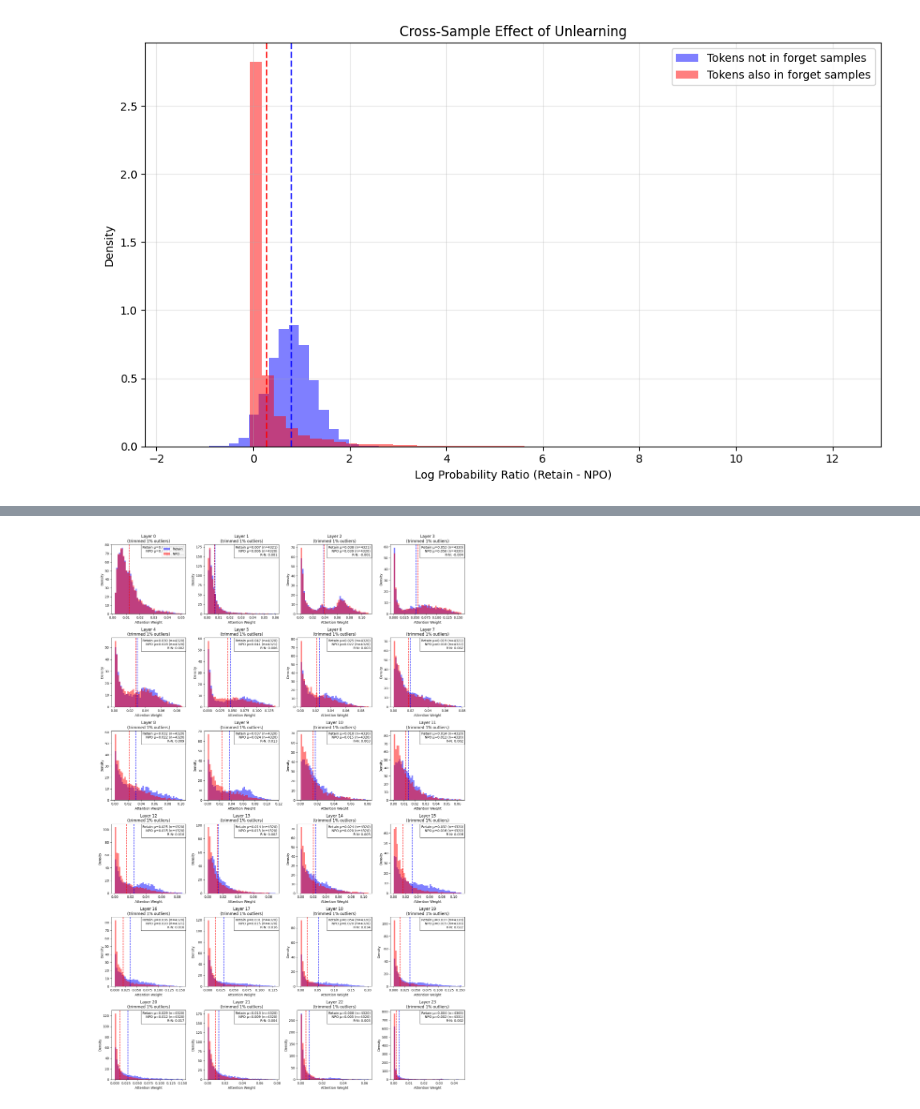
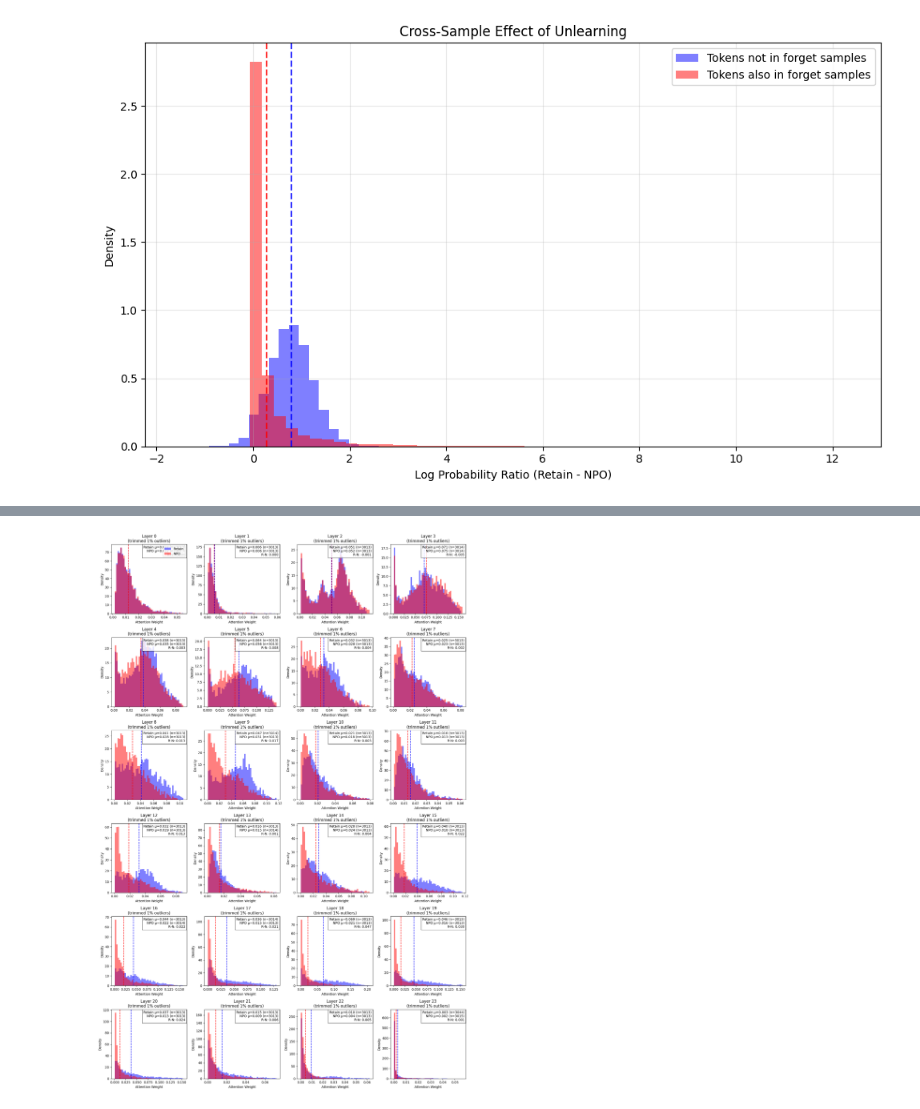
Before and after one commit to matoototo/llm_unlearning, a Jupyter notebook: llm_unlearning/notebooks/delta_ru.ipynb, the cells around one changed output, grey strips where cells are left out. Drawn from its saved outputs; the diff is of its cells as text; code cells hidden in the pictures.

Commit message:
Copy tokens require prefix, add head analysis to delta_ru notebook.

```diff
--- a/llm_unlearning/notebooks/delta_ru.ipynb
+++ b/llm_unlearning/notebooks/delta_ru.ipynb
@@ -554,4 +505,10 @@ plt.show()
 # %%
+def identify_copy_tokens_with_positions(sequence: List[int]) -> Dict[int, List[int]]:
+    token_positions = defaultdict(list)
+    for pos, token in enumerate(sequence):
+        token_positions[token].append(pos)
+    return token_positions
+
 def get_layer_attention_patterns(model: PreTrainedModel,
                                input_ids: torch.Tensor,
                                attention_mask: torch.Tensor) -> torch.Tensor:
@@ -568,9 +525,8 @@ def get_layer_attention_patterns(model: PreTrainedModel,
 def analyze_attention_for_layer(attention_patterns: torch.Tensor,
                               token_position: int,
                               layer_idx: int) -> torch.Tensor:
-    """Get attention patterns for specific layer, averaging over heads."""
-    patterns = attention_patterns[layer_idx]  # (batch, num_heads, seq_len, seq_len)
-    avg_pattern = patterns.mean(dim=1)[0]  # Average over heads, remove batch dim
+    patterns = attention_patterns[layer_idx]
+    avg_pattern = patterns.mean(dim=1)[0]
     attention_given = avg_pattern[token_position, :]
     return attention_given
 
@@ -580,11 +536,9 @@ def analyze_copy_attention_by_layer(dataset: TofuDataset,
                                   tokenizer: AutoTokenizer,
                                   num_samples: int = 400,
                                   take_from_back: bool = True,
-                                  use_ratio: bool = False) -> List[Dict]:
-    """Analyze attention patterns for each layer separately."""
-
+                                  use_ratio: bool = False,
+                                  check_prefix: bool = True) -> List[Dict]:
     device = next(retain_model.parameters()).device
-
     test_sample = {k: v.unsqueeze(0).to(device) if isinstance(v, torch.Tensor) else v
                   for k, v in dataset[0].items()}
     test_output = retain_model(test_sample["input_ids"], output_attentions=True)
@@ -611,11 +565,27 @@ def analyze_copy_attention_by_layer(dataset: TofuDataset,
         question_ids, _ = extract_question_tokens(sample, tokenizer.pad_token_id)
         question_length = sample["question_length"].item()
 
-        question_tokens = [(pos, t.item()) for pos, t in enumerate(question_ids[0])
-                          if t.item() != tokenizer.pad_token_id]
-        question_token_dict = defaultdict(list)
-        for pos, token in question_tokens:
-            question_token_dict[token].append(pos)
+        question_tokens = [t.item() for t in question_ids[0] if t.item() != tokenizer.pad_token_id]
+        answer_tokens = [t.item() for t in sample["input_ids"][0][question_length:] if t.item() != tokenizer.pad_token_id]
+
+        base_copies = set(question_tokens).intersection(set(answer_tokens))
+        if check_prefix:
+            prefix_copies = set()
+            for i, q_token in enumerate(question_tokens[1:], 1):
+                if q_token not in base_copies:
+                    continue
+                q_prefix = question_tokens[i-1]
+
+                for j, a_token in enumerate(answer_tokens[1:], 1):
+                    if a_token == q_token and answer_tokens[j-1] == q_prefix:
+                        prefix_copies.add(q_token)
+                        break
+            copy_tokens = prefix_copies
+        else:
+            copy_tokens = base_copies
+
+        question_token_dict = identify_copy_tokens_with_positions([t.item() for t in question_ids[0]
+                                                                 if t.item() != tokenizer.pad_token_id])
 
         retain_attention = get_layer_attention_patterns(retain_model, sample["input_ids"], sample["attention_mask"])
         npo_attention = get_layer_attention_patterns(npo_model, sample["input_ids"], sample["attention_mask"])
@@ -628,7 +598,7 @@ def analyze_copy_attention_by_layer(dataset: TofuDataset,
                 continue
 
             token = sample["input_ids"][0, ans_pos+1].item()
-            if token in question_token_dict:
+            if token in copy_tokens and token in question_token_dict:
                 orig_positions = question_token_dict[token]
                 token_str = tokenizer.decode([token])
 
@@ -666,8 +636,7 @@ def plot_layer_attention_distributions(layer_stats: List[Dict], max_cols: int =
     num_cols = min(max_cols, num_layers)
     num_rows = (num_layers + num_cols - 1) // num_cols
 
-    fig, axes = plt.subplots(num_rows, num_cols,
-                            figsize=(4*num_cols, 4*num_rows))
+    fig, axes = plt.subplots(num_rows, num_cols, figsize=(4*num_cols, 4*num_rows))
     if num_layers == 1:
         axes = np.array([[axes]])
     axes = axes.reshape(num_rows, -1)
@@ -725,36 +694,35 @@ def plot_layer_attention_distributions(layer_stats: List[Dict], max_cols: int =
         ax.text(0.98, 0.98,
             f'Retain μ={mean_retain:.3f} (n={retain_count})\n'
             f'NPO μ={mean_npo:.3f} (n={npo_count})\n'
             f'{label}',
             transform=ax.transAxes,
             verticalalignment='top',
             horizontalalignment='right',
             bbox=dict(facecolor='white', alpha=0.8))
 
         if idx == 0:
             ax.legend(loc='upper right')
 
     for idx in range(num_layers, num_rows * num_cols):
         row = idx // num_cols
         col = idx % num_cols
         axes[row, col].axis('off')
 
     plt.tight_layout()
     return fig
 
-
 layer_stats = analyze_copy_attention_by_layer(
     dataset=dataset,
     retain_model=retain_model,
     npo_model=target_model,
     tokenizer=tokenizer,
-    use_ratio=False
+    use_ratio=False,
 )
 
 fig = plot_layer_attention_distributions(layer_stats)
 plt.show()
 # %% [output]
-[figure, old version]
+[figure, new version]
 # %%
 layer_stats = analyze_copy_attention_by_layer(
     dataset=dataset,
```
Also changed, not shown: parts of 11 cells of this notebook.
